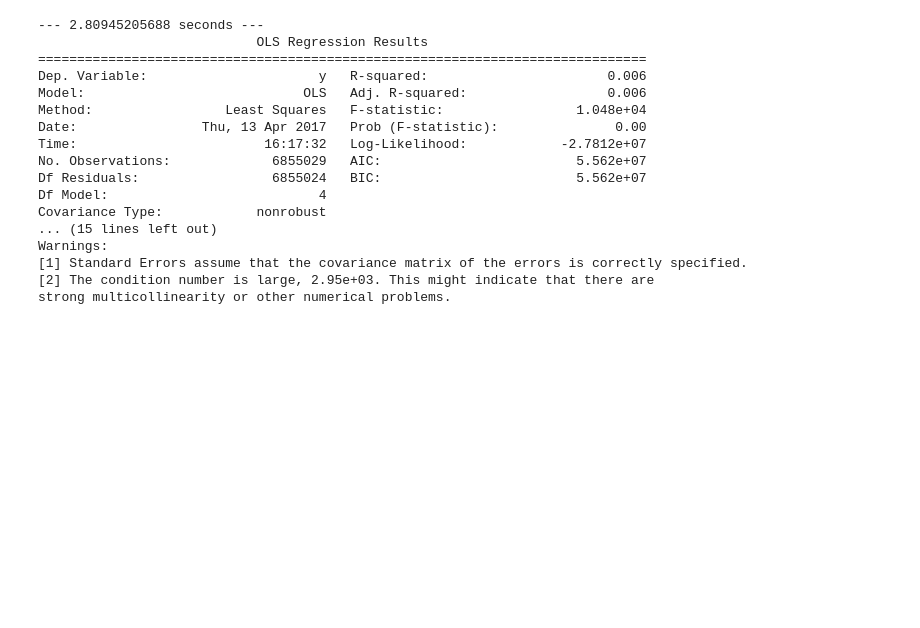
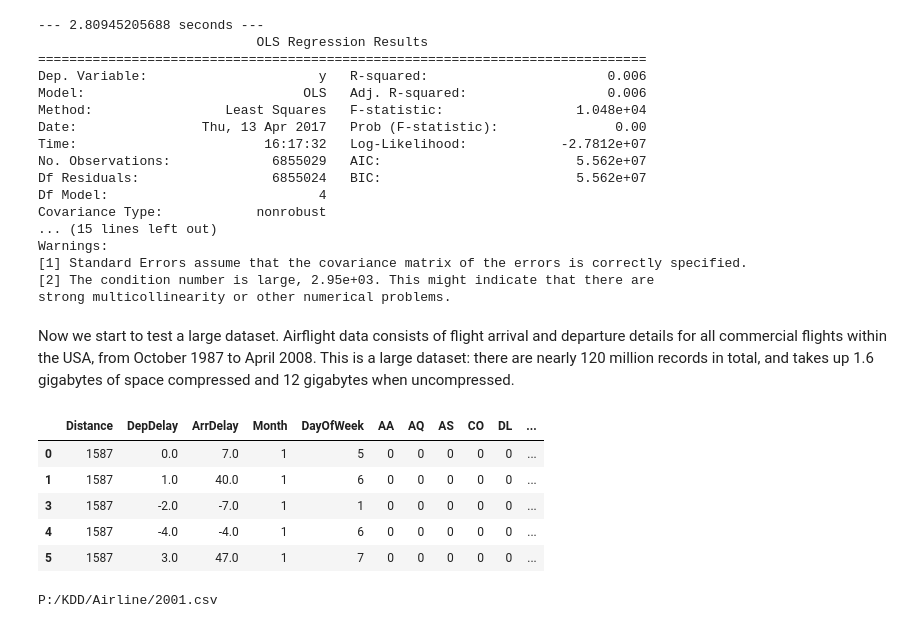
Before and after one commit to BigZihao/Parallel-Computing, a Jupyter notebook: Sklearn.ipynb, the cells around one changed output. Drawn from its saved outputs; the diff is of its cells as text; code cells hidden in the pictures; blank space fills up the shorter version.

```diff
--- a/Sklearn.ipynb
+++ b/Sklearn.ipynb
@@ -153,3 +153,28 @@ Warnings:
 [1] Standard Errors assume that the covariance matrix of the errors is correctly specified.
 [2] The condition number is large, 2.95e+03. This might indicate that there are
 strong multicollinearity or other numerical problems.
+# %% [markdown]
+Now we start to test a large dataset. Airflight data consists of flight arrival and departure details for all commercial flights within the USA, from October 1987 to April 2008. This is a large dataset: there are nearly 120 million records in total, and takes up 1.6 gigabytes of space compressed and 12 gigabytes when uncompressed.
+# %%
+# imports
+import pandas as pd
+data = pd.read_csv('P:/KDD/Airline/2000.csv', encoding = "ISO-8859-1")
+one_hot=pd.get_dummies(data['UniqueCarrier'])
+data1=data[['Distance','DepDelay','ArrDelay','Month','DayOfWeek']]
+data1=data1.join(one_hot)
+data1=data1.dropna()
+data1['y']=data1.DepDelay-data1.ArrDelay
+# %%
+data1.head()
+# %% [output]
+|  | Distance | DepDelay | ArrDelay | Month | DayOfWeek | AA | AQ | AS | CO | DL | ... |
+| 0 | 1587 | 0.0 | 7.0 | 1 | 5 | 0 | 0 | 0 | 0 | 0 | ... |
+| 1 | 1587 | 1.0 | 40.0 | 1 | 6 | 0 | 0 | 0 | 0 | 0 | ... |
+| 3 | 1587 | -2.0 | -7.0 | 1 | 1 | 0 | 0 | 0 | 0 | 0 | ... |
+| 4 | 1587 | -4.0 | -4.0 | 1 | 6 | 0 | 0 | 0 | 0 | 0 | ... |
+| 5 | 1587 | 3.0 | 47.0 | 1 | 7 | 0 | 0 | 0 | 0 | 0 | ... |
+# %%
+num=1
+print('P:/KDD/Airline/200%d.csv' % num)
+# %% [output]
+P:/KDD/Airline/2001.csv
```
Also changed, not shown: parts of 5 cells of this notebook, 1 other file.
